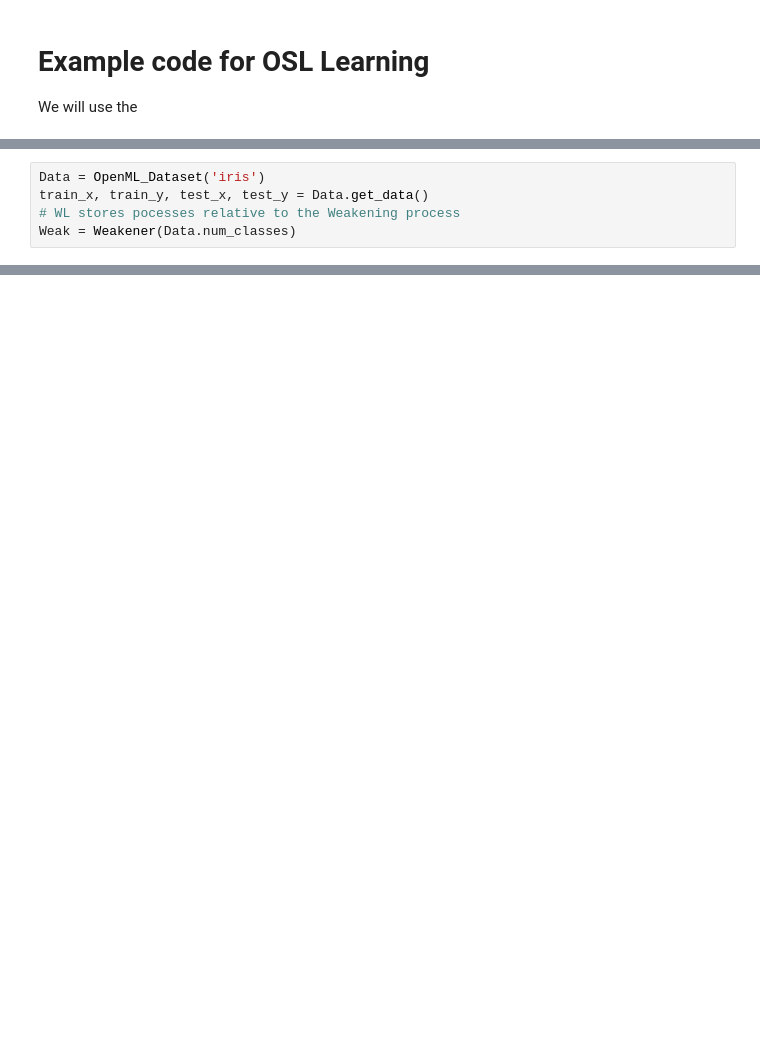
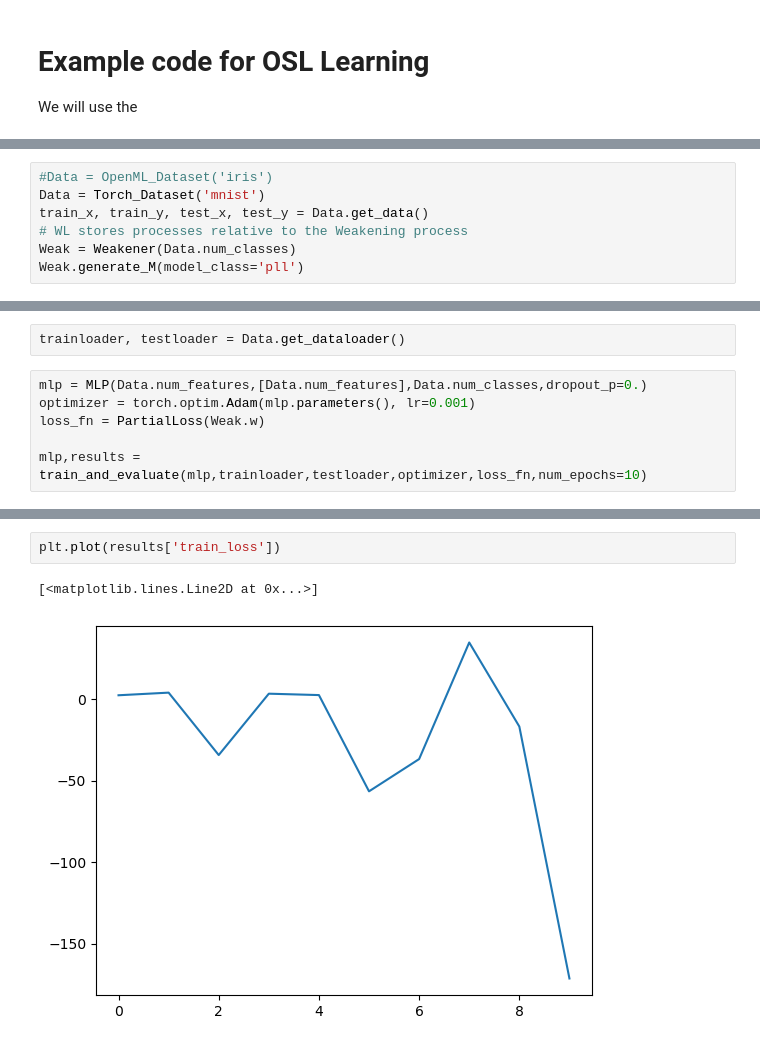
Before and after one commit to DaniBacaicoa/Learning_from_weak_labels, a Jupyter notebook: OSL_Learning.ipynb, the cells around one changed output, grey strips where cells are left out. Drawn from its saved outputs; the diff is of its cells as text; blank space fills up the shorter version.

```diff
--- a/OSL_Learning.ipynb
+++ b/OSL_Learning.ipynb
@@ -23,5 +36,7 @@ Fasten your seatbelt!
 # %%
-Data = OpenML_Dataset('iris')
+#Data = OpenML_Dataset('iris')
+Data = Torch_Dataset('mnist')
 train_x, train_y, test_x, test_y = Data.get_data()
-# WL stores pocesses relative to the Weakening process
+# WL stores processes relative to the Weakening process
 Weak = Weakener(Data.num_classes)
+Weak.generate_M(model_class='pll')
@@ -27,0 +47,8 @@ Weak = Weakener(Data.num_classes)
+# %%
+trainloader, testloader = Data.get_dataloader()
+# %%
+mlp = MLP(Data.num_features,[Data.num_features],Data.num_classes,dropout_p=0.)
+optimizer = torch.optim.Adam(mlp.parameters(), lr=0.001)
+loss_fn = PartialLoss(Weak.w)
+
+mlp,results = train_and_evaluate(mlp,trainloader,testloader,optimizer,loss_fn,num_epochs=10)
@@ -27,0 +66,5 @@ Weak = Weakener(Data.num_classes)
+# %%
+plt.plot(results['train_loss'])
+# %% [output]
+[<matplotlib.lines.Line2D at 0x...>]
+[figure, added]
```
Also changed, not shown: parts of 10 cells of this notebook, 2 other files.
